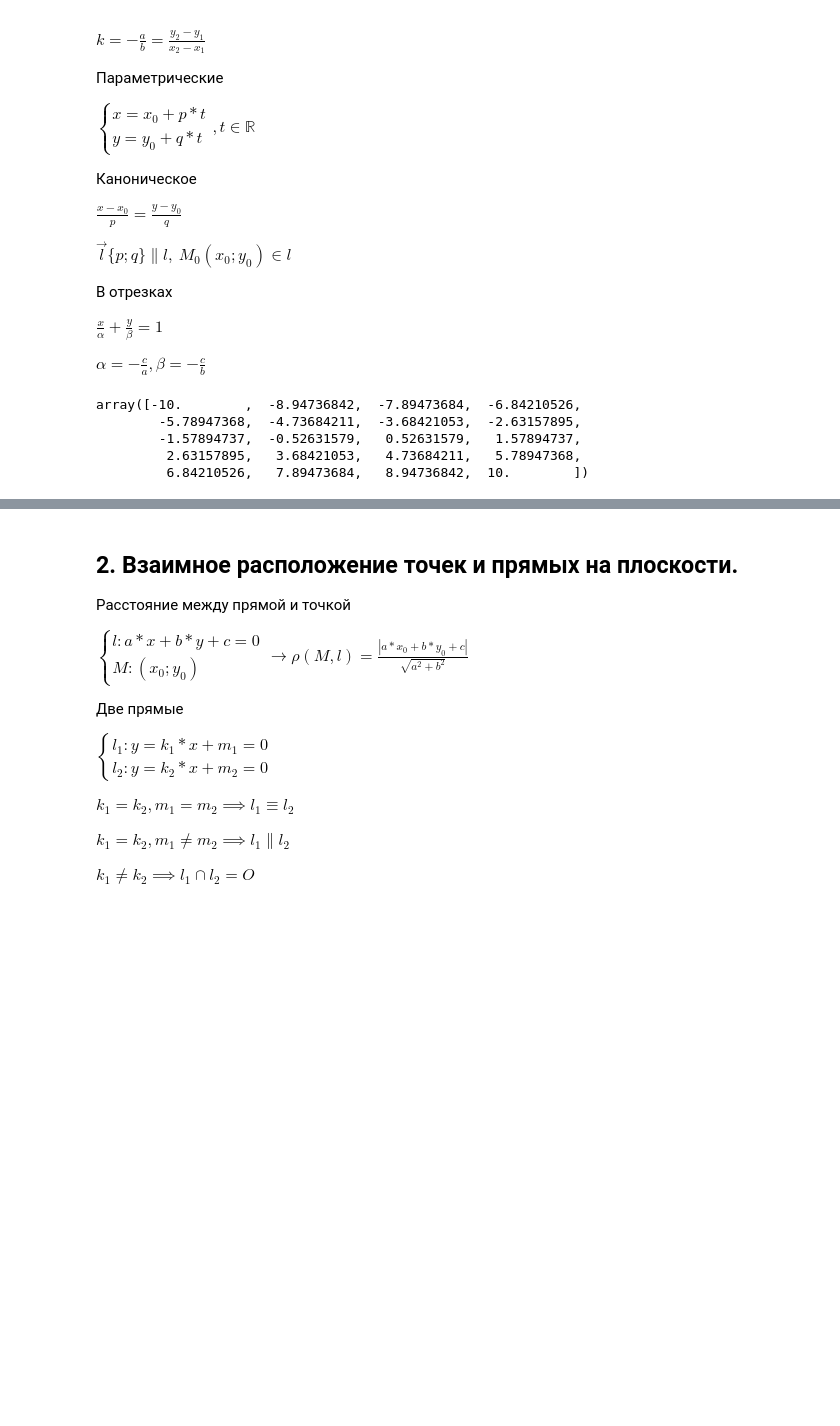
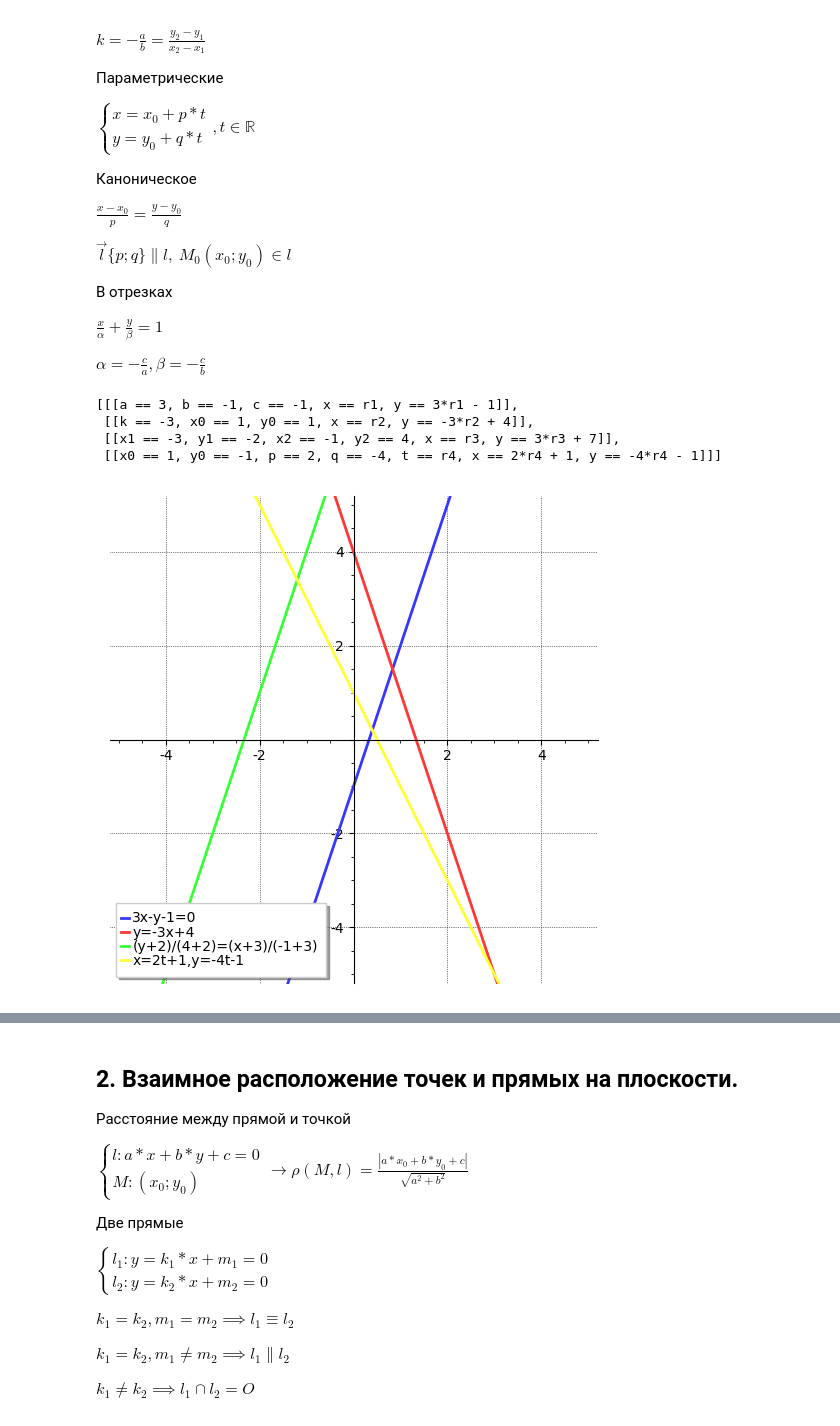
Before and after one commit to OlgaBelitskaya/linear_algebra_practice, a Jupyter notebook: work1_8.ipynb, the cells around one changed output, grey strips where cells are left out. Cells and saved outputs as stored; diff of their text form; code cells hidden in the pictures; blank space fills up the shorter version.

```diff
--- a/work1_8.ipynb
+++ b/work1_8.ipynb
@@ -63,15 +63,3 @@ $\overrightarrow{l}\{p;q\} \parallel l, \ M_0(x_0;y_0) \in l$
 $\frac{x}{\alpha} + \frac{y}{\beta} = 1$
 
 $\alpha = -\frac{c}{a}, \beta = -\frac{c}{b}$
-# %%
-# numpy
-import numpy
-X = numpy.linspace(start=-10, stop=10, num=20)
-T = numpy.linspace(start=-5, stop=5, num=20)
-X
-# %% [output]
-array([-10.        ,  -8.94736842,  -7.89473684,  -6.84210526,
-        -5.78947368,  -4.73684211,  -3.68421053,  -2.63157895,
-        -1.57894737,  -0.52631579,   0.52631579,   1.57894737,
-         2.63157895,   3.68421053,   4.73684211,   5.78947368,
-         6.84210526,   7.89473684,   8.94736842,  10.        ])
@@ -77,0 +72,27 @@ array([-10.        ,  -8.94736842,  -7.89473684,  -6.84210526,
+# %%
+solutions=[solve([eq[0],a==3,b==-1,c==-1],a,b,c,x,y),
+           solve([eq[1],k==-3,x0==1,y0==1],k,x0,y0,x,y),
+           solve([eq[2],x1==-3,y1==-2,x2==-1,y2==4],
+                 x1,y1,x2,y2,x,y),
+           solve([eq[3],eq[4],x0==1,y0==-1,
+                  p==2,q==-4],x0,y0,p,q,t,x,y)]
+solutions
+# %% [output]
+[[[a == 3, b == -1, c == -1, x == r1, y == 3*r1 - 1]],
+ [[k == -3, x0 == 1, y0 == 1, x == r2, y == -3*r2 + 4]],
+ [[x1 == -3, y1 == -2, x2 == -1, y2 == 4, x == r3, y == 3*r3 + 7]],
+ [[x0 == 1, y0 == -1, p == 2, q == -4, t == r4, x == 2*r4 + 1, y == -4*r4 - 1]]]
+# %%
+g=Graphics(); lines=[3*x-1,-3*x+4,3*x+7]
+colors=['#3636ff','#ff3636','#36ff36']
+llabels=['3x-y-1=0','y=-3x+4','(y+2)/(4+2)=(x+3)/(-1+3)']
+l123=sum([plot(lines[i],(x,-5,5),color=colors[i],thickness=2,
+               legend_label=llabels[i]) for i in [0..2]])
+l4=parametric_plot((2*t+1,-4*t-1),(t,-3,3),
+                   thickness=2,color='#ffff36',
+                   legend_label='x=2t+1,y=-4t-1')
+g=g+l123+l4; g.set_legend_options(loc=3)
+g.show(xmax=5,xmin=-5,ymax=5,ymin=-5,
+       gridlines=True,figsize=7)
+# %% [output]
+[figure, added]
```
Also changed, not shown: parts of 57 cells of this notebook.
